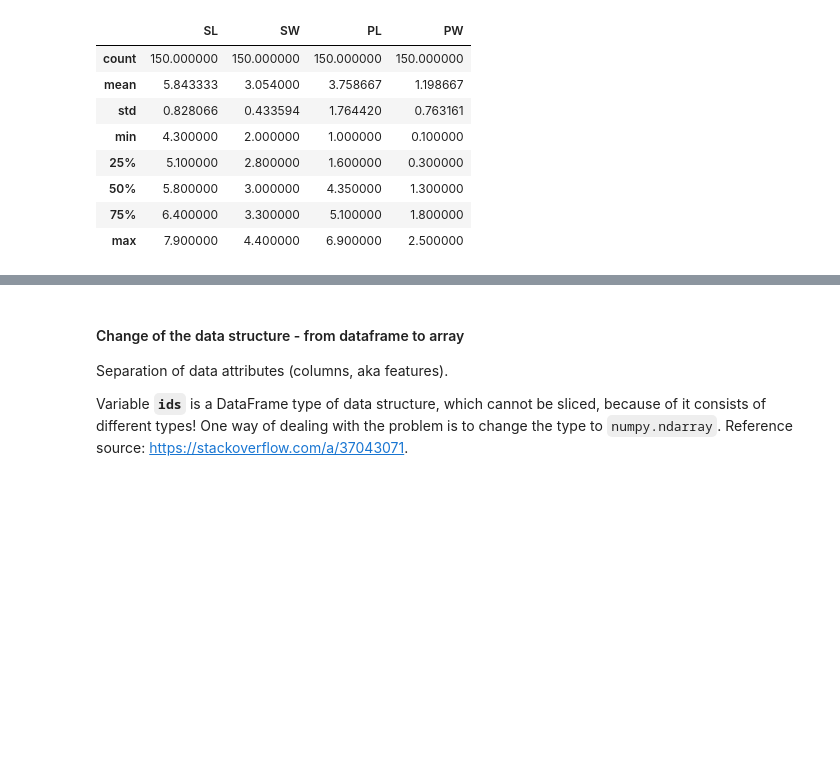
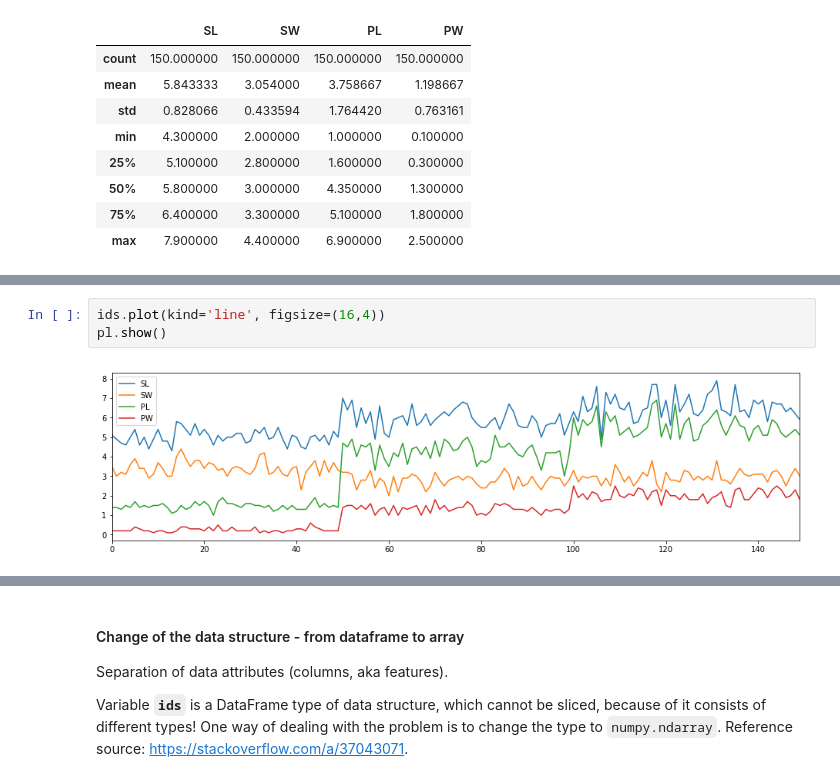
Before and after one commit to andkoc001/PandS-Project2019, a Jupyter notebook: PandS_Project_2019.ipynb, the cells around one changed output, grey strips where cells are left out. Drawn from its saved outputs; the diff is of its cells as text; blank space fills up the shorter version.

```diff
--- a/PandS_Project_2019.ipynb
+++ b/PandS_Project_2019.ipynb
@@ -126,0 +142,5 @@ dtype: object
+# %%
+ids.plot(kind='line', figsize=(16,4))
+pl.show()
+# %% [output]
+[figure, added]
```
Also changed, not shown: parts of 44 cells of this notebook.
